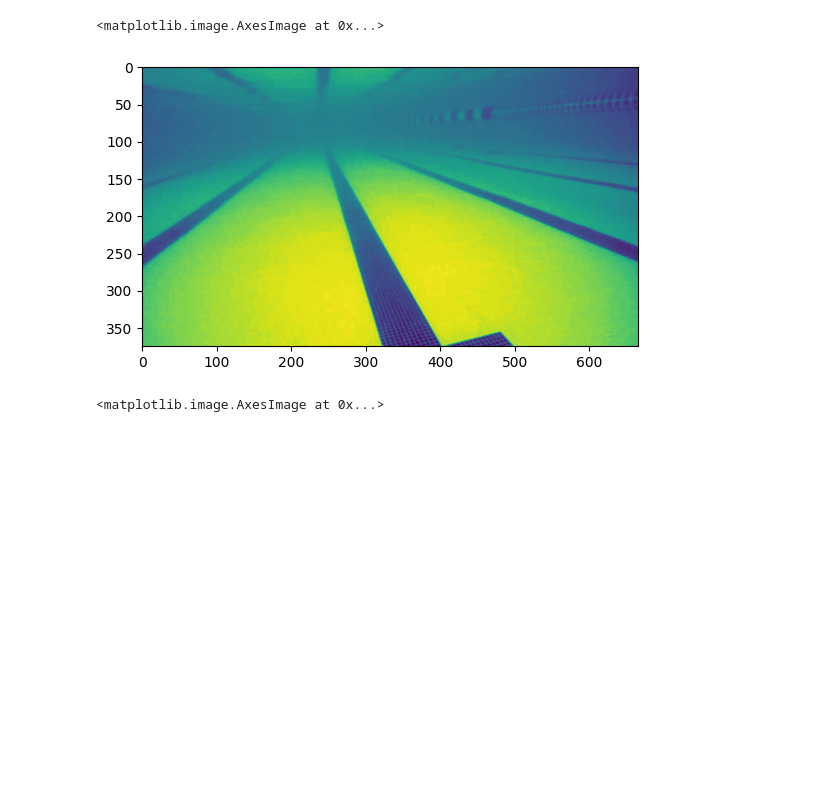
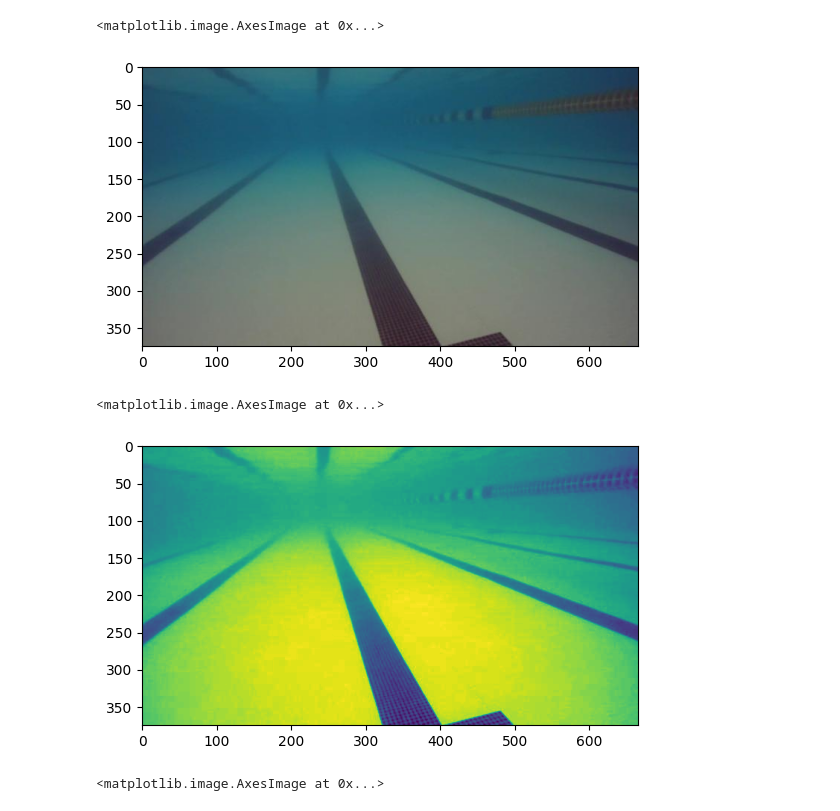
Before and after one commit to lilac613/cv-intro, a Jupyter notebook: test.ipynb, the cells around one changed output. Drawn from its saved outputs; the diff is of its cells as text; code cells hidden in the pictures; blank space fills up the shorter version.

```diff
--- a/test.ipynb
+++ b/test.ipynb
@@ -10,13 +10,18 @@ def getSlope(line):
 # %%
 #vcap = cv2.VideoCapture("rtsp://10.29.17.108:8554/test")
 #ret, frame = vcap.read()
 my_img = cv2.imread('rov_pool.jpg')
+my_img = cv2.cvtColor(my_img, cv2.COLOR_BGR2RGB)
+plt.imshow(my_img)
+# %% [output]
+<matplotlib.image.AxesImage at 0x...>
+[figure, added]
 # %%
 gray = cv2.cvtColor(my_img, cv2.COLOR_BGR2GRAY) # convert to grayscale
 plt.imshow(gray)
 # %% [output]
 <matplotlib.image.AxesImage at 0x...>
-[figure, old version]
+[figure, new version]
 # %%
 edges = cv2.Canny(gray, 50, 200, apertureSize=3) # detect edges
 plt.imshow(edges)
```
Also changed, not shown: parts of 3 cells of this notebook, 4 other files.
